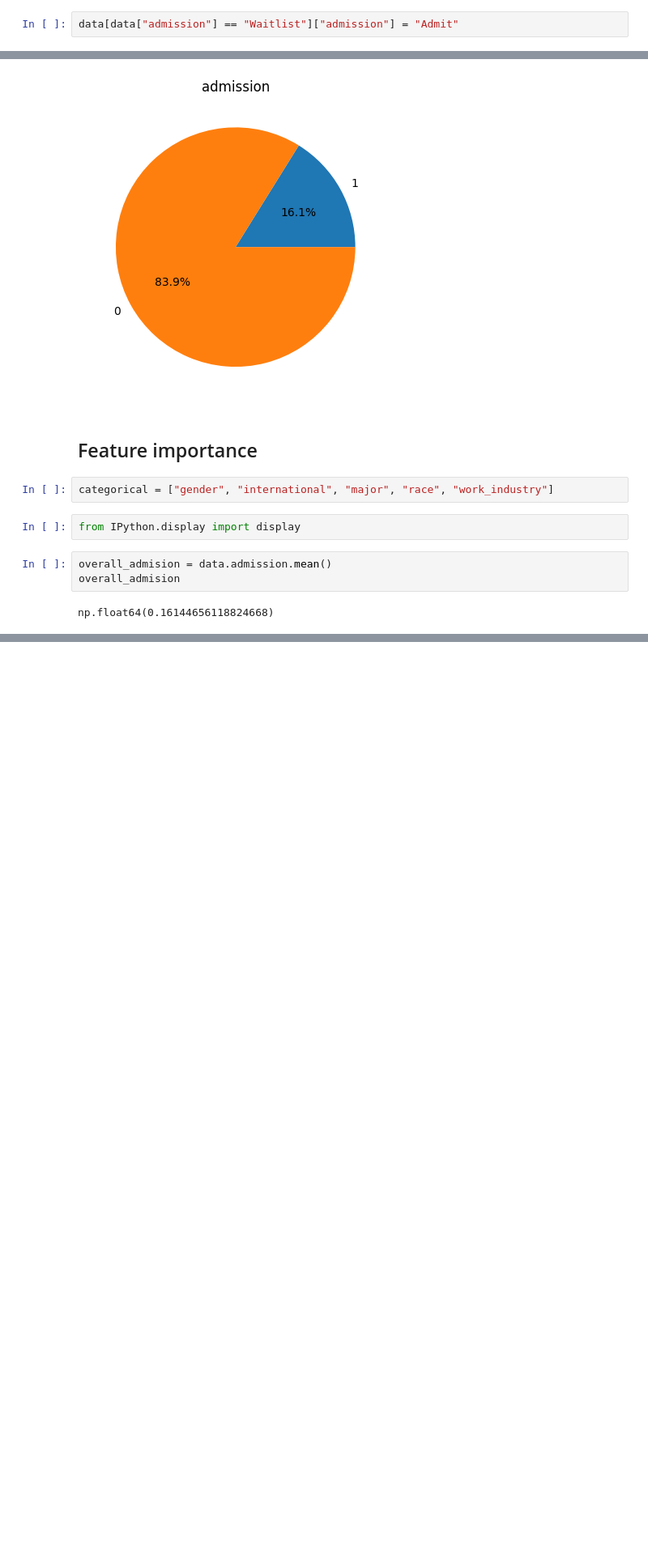
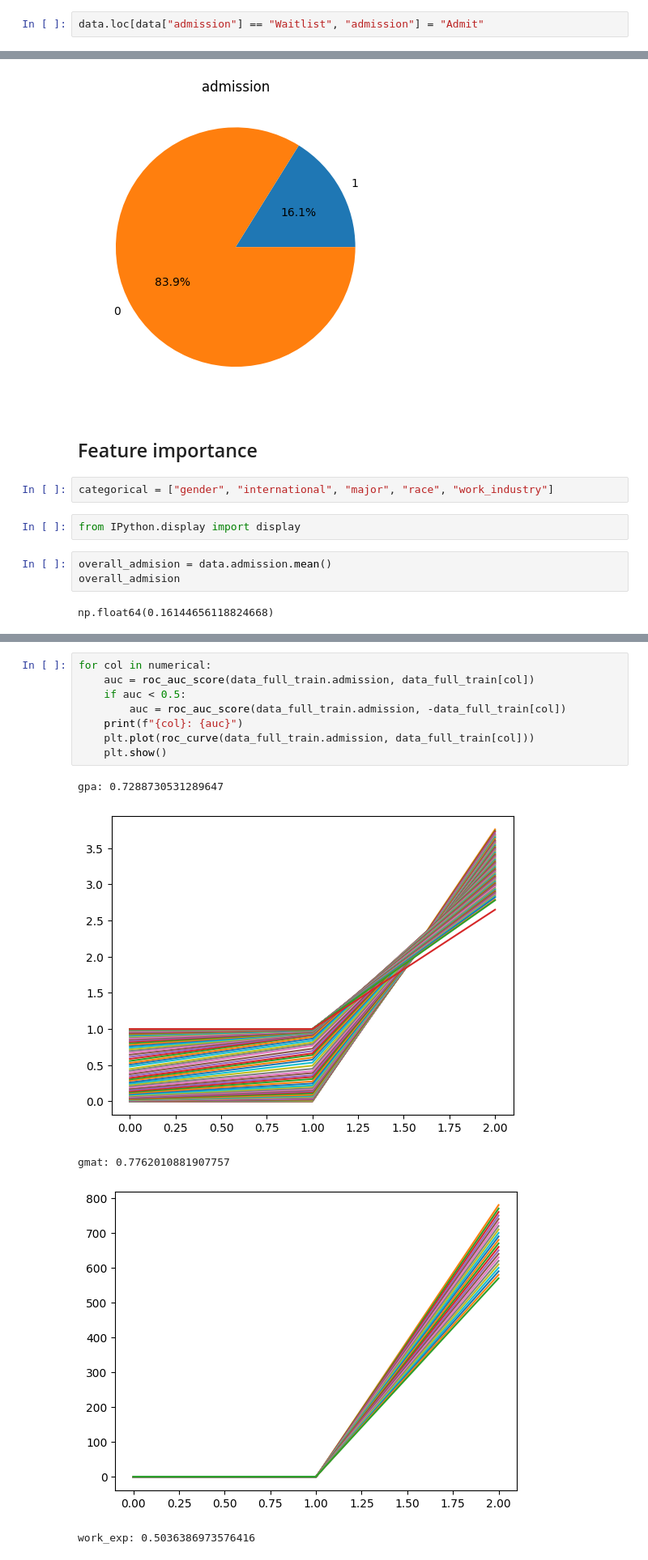
Before and after one commit to KatePril/admission-prediction, a Jupyter notebook: notebook.ipynb, the cells around one changed output, grey strips where cells are left out. Shown at 81% size. Cells and saved outputs as stored; diff of their text form; blank space fills up the shorter version.

Commit message:
Add models training

```diff
--- a/notebook.ipynb
+++ b/notebook.ipynb
@@ -140,5 +140,5 @@ plt.show()
 # %%
-data[data["admission"] == "Waitlist"]["admission"] = "Admit"
+data.loc[data["admission"] == "Waitlist", "admission"] = "Admit"
 # %%
 counts_column = Counter(data["admission"])
 labels = list(counts_column.keys())
@@ -251,0 +281,14 @@ del data_test["admission"]
+# %%
+for col in numerical:
+    auc = roc_auc_score(data_full_train.admission, data_full_train[col])
+    if auc < 0.5:
+        auc = roc_auc_score(data_full_train.admission, -data_full_train[col])
+    print(f"{col}: {auc}")
+    plt.plot(roc_curve(data_full_train.admission, data_full_train[col]))
+    plt.show()
+# %% [output]
+gpa: 0.7288730531289647
+[figure, added]
+gmat: 0.7762010881907757
+[figure, added]
+work_exp: 0.5036386973576416
```
Also changed, not shown: parts of 106 cells of this notebook, 2 other files.
